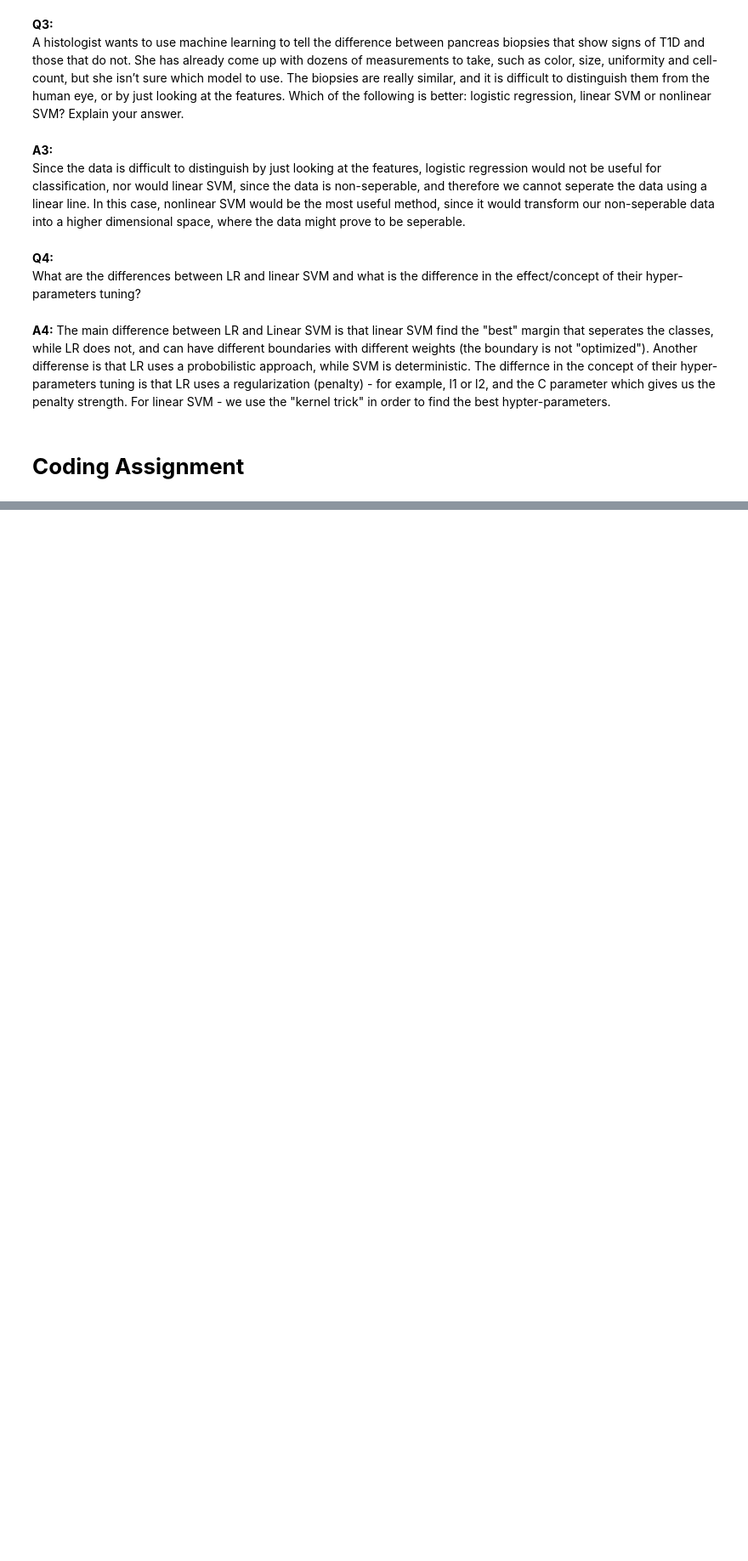
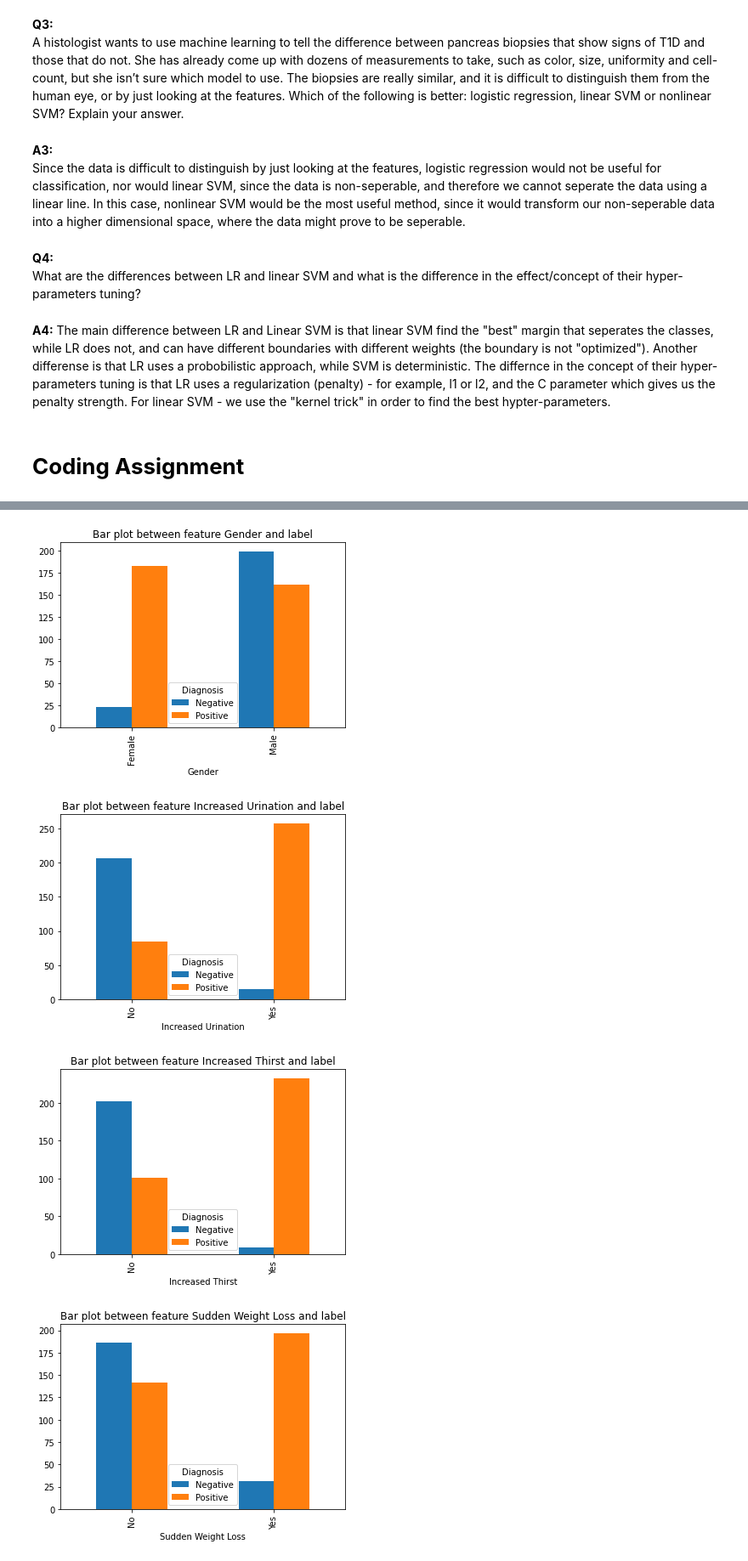
Before and after one commit to mlh-master/hw2_mlh-daniel-omer, a Jupyter notebook: HW2_MLH.ipynb, the cells around one changed output, grey strips where cells are left out. Shown: that part at 85% size. Drawn from its saved outputs; the diff is of its cells as text; code cells hidden in the pictures; blank space fills up the shorter version.

```diff
--- a/HW2_MLH.ipynb
+++ b/HW2_MLH.ipynb
@@ -82,0 +122,26 @@ X_train, x_test, Y_train, y_test = train_test_split(X, y, test_size = 0.20, rand
+# %%
+dict_stat_train={}
+dict_stat_test={}
+for f in X_train.columns:
+    if f == 'Age' or f == 'Gender':
+        continue
+    count = X_train[f].describe(exclude=[np.number])['count']
+    top = X_train[f].describe(exclude=[np.number])['top']
+    freq = X_train[f].describe(exclude=[np.number])['freq']
+    if top == 'Yes':
+        dict_stat_train['%  Yes in ' + str(f)]=freq/count
+    else:
+        dict_stat_train['%  Yes in ' + str(f)]=1-freq/count
+
+    count = x_test[f].describe(exclude=[np.number])['count']
+    top = x_test[f].describe(exclude=[np.number])['top']
+    freq = x_test[f].describe(exclude=[np.number])['freq']
+    if top == 'Yes':
+        dict_stat_test['%  Yes in ' + str(f)]=freq/count
+    else:
+        dict_stat_test['%  Yes in ' + str(f)]=1-freq/count
+
+print('Train set stats')
+print(dict_stat_train)
+print('Test set stats')
+print(dict_stat_test)
@@ -82,0 +162,14 @@ X_train, x_test, Y_train, y_test = train_test_split(X, y, test_size = 0.20, rand
+# %%
+# relationship between feature and label
+diagnosis_column = df_raw["Diagnosis"]
+for f in df_raw.columns:
+    if f == "Diagnosis" or f == "Age":
+        continue
+    series = df_raw.groupby([f,diagnosis_column]).size().unstack(level=1).plot(kind='bar')
+    plt.show
+    plt.title('Bar plot between feature ' + str(f) + ' and label')
+# %% [output]
+[figure, added]
+[figure, added]
+[figure, added]
+[figure, added]
```
Also changed, not shown: parts of 30 cells of this notebook.
